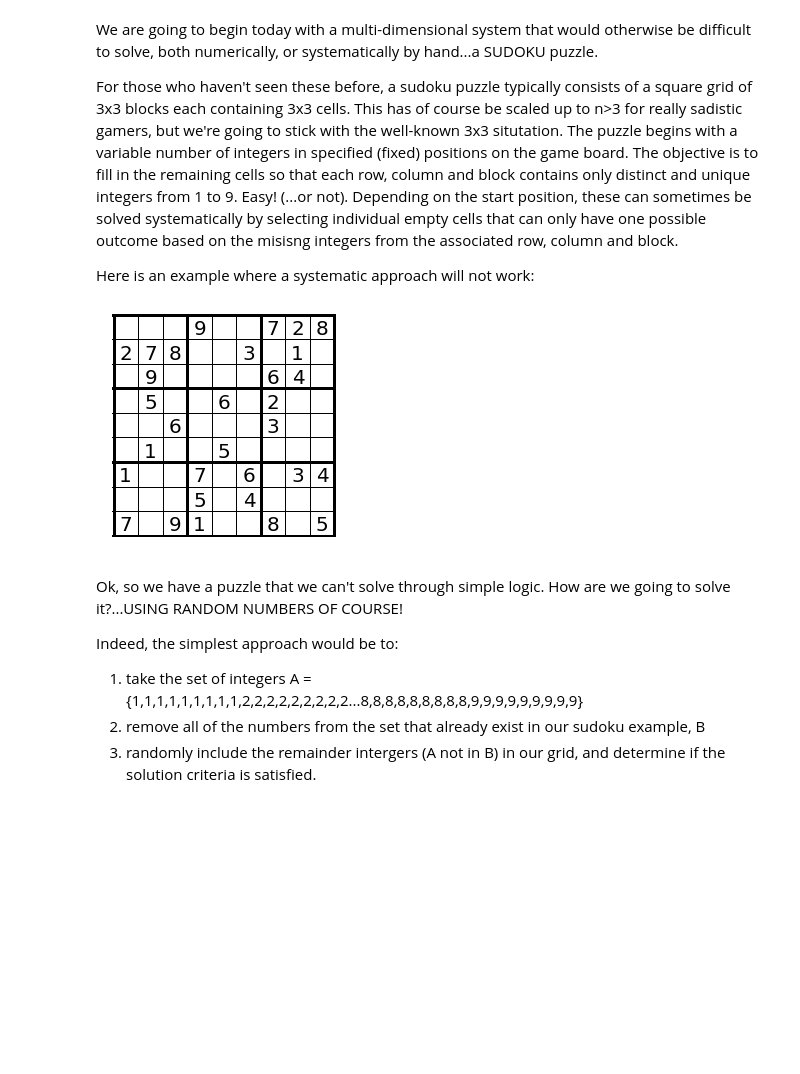
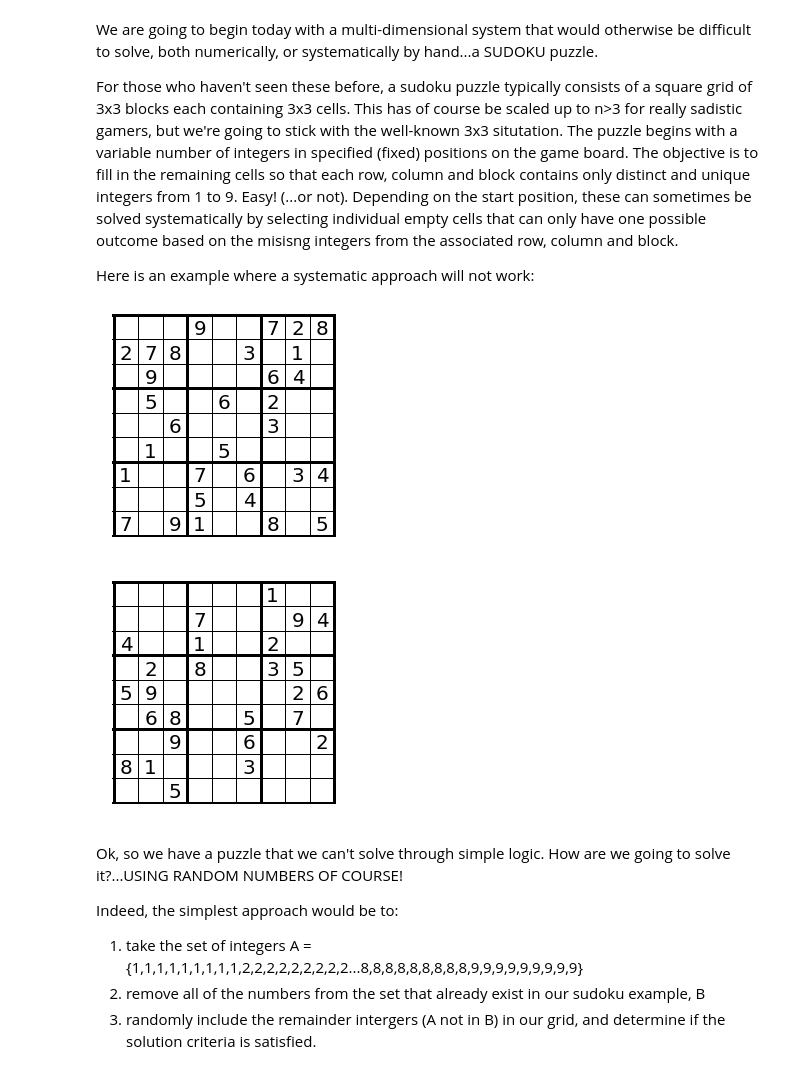
Before and after one commit to subodhchhabra/2015, a Jupyter notebook: Labs_2014/lab7.ipynb, the cells around one changed output. Drawn from its saved outputs; the diff is of its cells as text; code cells hidden in the pictures; blank space fills up the shorter version.

```diff
--- a/Labs_2014/lab7.ipynb
+++ b/Labs_2014/lab7.ipynb
@@ -45,27 +45,28 @@ def plot_sudoku(n):
 # %%
 sudoku_hard=np.array([[0,0,0,9,0,0,7,2,8],
                       [2,7,8,0,0,3,0,1,0],
                       [0,9,0,0,0,0,6,4,0],
                       [0,5,0,0,6,0,2,0,0],
                       [0,0,6,0,0,0,3,0,0],
                       [0,1,0,0,5,0,0,0,0],
                       [1,0,0,7,0,6,0,3,4],
                       [0,0,0,5,0,4,0,0,0],
                       [7,0,9,1,0,0,8,0,5]])
 plot_sudoku(sudoku_hard)
 
-#sudoku_easy=np.array([[0,0,0,0,0,0,1,0,0],
-#                      [0,0,0,7,0,0,0,9,4],
-#                      [4,0,0,1,0,0,2,0,0],
-#                      [0,2,0,8,0,0,3,5,0],
-#                      [5,9,0,0,0,0,0,2,6],
-#                      [0,6,8,0,0,5,0,7,0],
-#                      [0,0,9,0,0,6,0,0,2],
-#                      [8,1,0,0,0,3,0,0,0],
-#                      [0,0,5,0,0,0,0,0,0]])
-#plot_sudoku(sudoku_easy)
+sudoku_easy=np.array([[0,0,0,0,0,0,1,0,0],
+                      [0,0,0,7,0,0,0,9,4],
+                      [4,0,0,1,0,0,2,0,0],
+                      [0,2,0,8,0,0,3,5,0],
+                      [5,9,0,0,0,0,0,2,6],
+                      [0,6,8,0,0,5,0,7,0],
+                      [0,0,9,0,0,6,0,0,2],
+                      [8,1,0,0,0,3,0,0,0],
+                      [0,0,5,0,0,0,0,0,0]])
+plot_sudoku(sudoku_easy)
 # %% [output]
 [figure]
+[figure, added]
 # %% [markdown]
 Ok, so we have a puzzle that we can't solve through simple logic. How are we going to solve it?...USING RANDOM NUMBERS OF COURSE!
 
```
Also changed, not shown: parts of 4 cells of this notebook, 2 other files.
